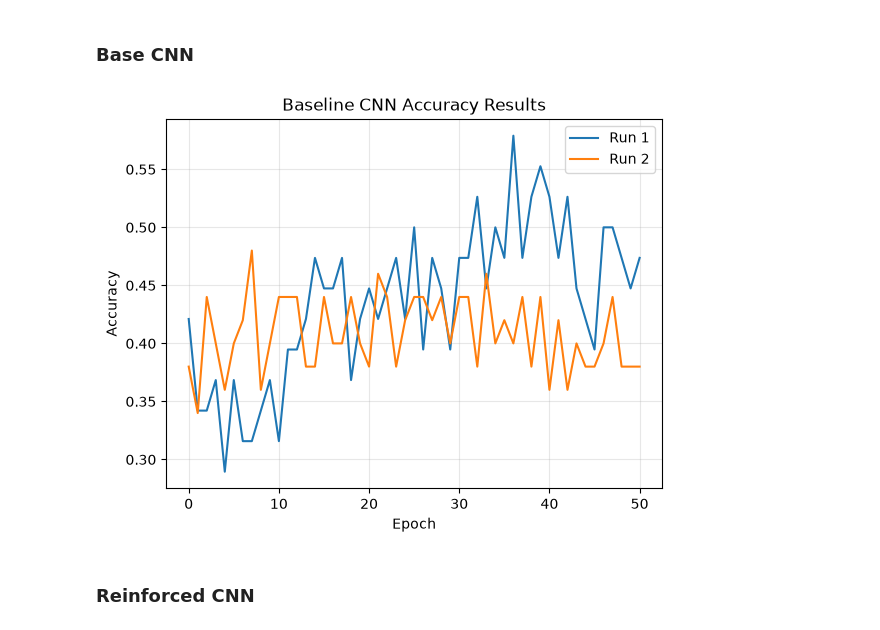
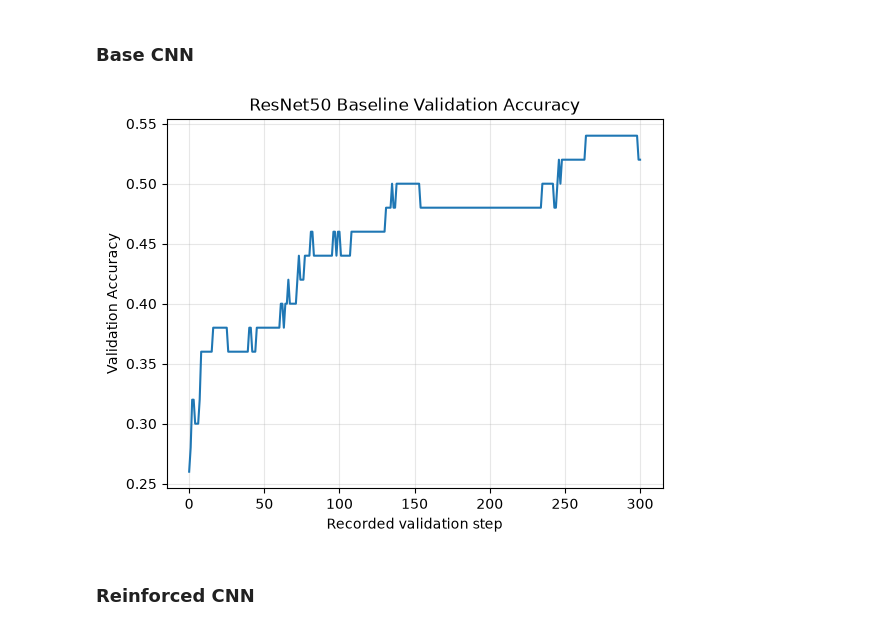
Before and after one commit to Eliza-Danila/Pothole_Severity_Detection_Model, a Jupyter notebook: results.ipynb, the cells around one changed output. Drawn from its saved outputs; the diff is of its cells as text; code cells hidden in the pictures.

```diff
--- a/results.ipynb
+++ b/results.ipynb
@@ -1,2 +1,15 @@
 # %% [markdown]
 ## Imports
+# %%
+import numpy as np
+
+new_acc = np.loadtxt("acc_base_cnn.txt")
+new_loss = np.loadtxt("loss_base_cnn.txt")
+
+print("accuracy: ", new_acc.shape)
+print("Loss shape: ", new_loss.shape)
+
+print(f"Best validation accuracy: {new_acc.max():.2%}")
+print(f"Final validation accuracy: {new_acc[-1]:.2%}")
+print(f"Lowest validation loss: {new_loss.min():.4f}")
+print(f"Final validation loss: {new_loss[-1]:.4f}")
@@ -43,19 +69,18 @@ _____
 # %% [markdown]
 ### Base CNN
 # %%
+# Write code here
 import matplotlib.pyplot as plt
 
-#plot each row of accuracy resutls
-for i, row in enumerate(acc_results1):
-    plt.plot(row, label=f'Run {i+1}')
-plt.title('Baseline CNN Accuracy Results')
-plt.xlabel('Epoch')
-plt.ylabel('Accuracy')
-plt.legend()
+plt.figure()
+plt.plot(new_acc)
+plt.title("ResNet50 Baseline Validation Accuracy")
+plt.xlabel("Recorded validation step")
+plt.ylabel("Validation Accuracy")
 plt.grid(alpha=0.3)
 plt.show()
 # %% [output]
-[figure, old version]
+[figure, new version]
 # %% [markdown]
 ### Reinforced CNN
 # %%
```
Also changed, not shown: parts of 8 cells of this notebook, 2 other files.
